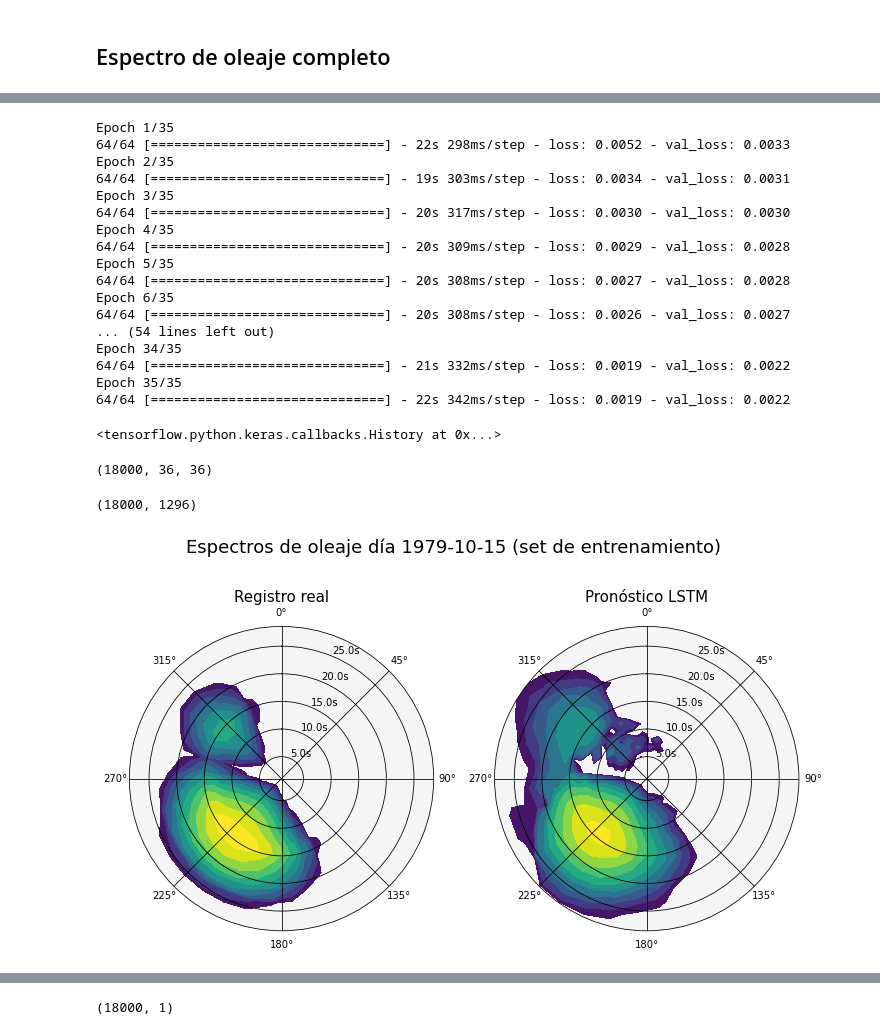
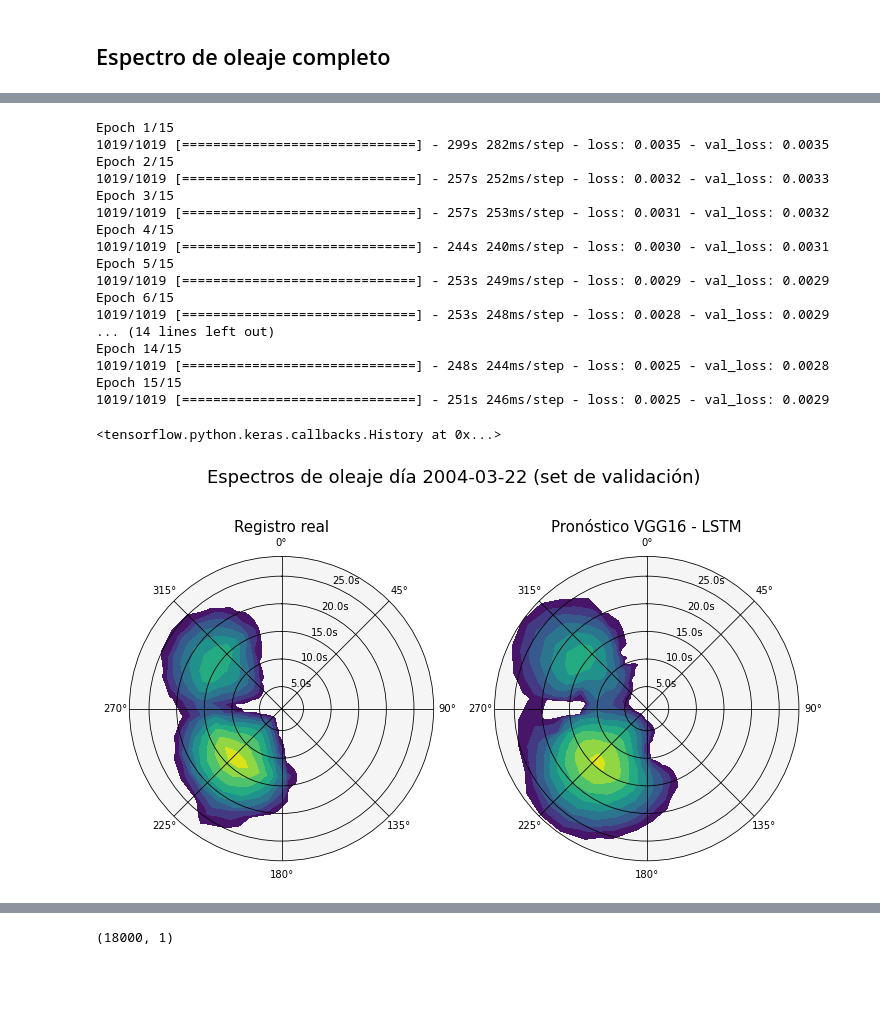
Before and after one commit to jnhurtado/Rellenar-hindcast-de-oleaje-usando-ML, a Jupyter notebook: LSTM_Con_X_features.ipynb, the cells around one changed output, grey strips where cells are left out. Drawn from its saved outputs; the diff is of its cells as text; code cells hidden in the pictures; blank space fills up the shorter version.

```diff
--- a/LSTM_Con_X_features.ipynb
+++ b/LSTM_Con_X_features.ipynb
@@ -465,13 +654,13 @@ i = Espectro.i.data
 
 j = Espectro.j.data
 
-train_time = Espectro.Timestep.sel(Timestep = slice(Desde,Hasta)).data
+time = Espectro.Timestep.sel(Timestep = slice(Desde,Hasta)).data
 
 Y = np.array(Espectro['Wave energy density'].sel(Timestep = slice(Desde,Hasta)))
 
 Y = Y.reshape(Y.shape[0],Y.shape[1]*Y.shape[2])
 # %%
-traslape = 100
+traslape = 60
 
-x_train, x_test, y_train, y_test, scy = get_set(X, Y, timestep= 1000, traslape = traslape)
+x_train, x_test, y_train, y_test, scy = get_set(X, Y, timestep= 1, traslape = traslape)
 # %% [output]
@@ -480,35 +669,29 @@ Y_train shape:  (72, 1000, 1296)
 # %%
-model.fit([x_train[:,:traslape,:],x_train[:,traslape:,:]],y_train,epochs= 35,batch_size=1 ,validation_split=0.1, shuffle = True)
+model.fit([x_train[:,:traslape,:],x_train[:,traslape:,:]],y_train,epochs= 15,batch_size=64 ,validation_split=0.1, shuffle = True)
 # %% [output]
-Epoch 1/35
-64/64 [==============================] - 22s 298ms/step - loss: 0.0052 - val_loss: 0.0033
-Epoch 2/35
-64/64 [==============================] - 19s 303ms/step - loss: 0.0034 - val_loss: 0.0031
-Epoch 3/35
-64/64 [==============================] - 20s 317ms/step - loss: 0.0030 - val_loss: 0.0030
-Epoch 4/35
-64/64 [==============================] - 20s 309ms/step - loss: 0.0029 - val_loss: 0.0028
-Epoch 5/35
-64/64 [==============================] - 20s 308ms/step - loss: 0.0027 - val_loss: 0.0028
-Epoch 6/35
-64/64 [==============================] - 20s 308ms/step - loss: 0.0026 - val_loss: 0.0027
-... (54 lines left out)
-Epoch 34/35
-64/64 [==============================] - 21s 332ms/step - loss: 0.0019 - val_loss: 0.0022
-Epoch 35/35
-64/64 [==============================] - 22s 342ms/step - loss: 0.0019 - val_loss: 0.0022
+Epoch 1/15
+1019/1019 [==============================] - 299s 282ms/step - loss: 0.0035 - val_loss: 0.0035
+Epoch 2/15
+1019/1019 [==============================] - 257s 252ms/step - loss: 0.0032 - val_loss: 0.0033
+Epoch 3/15
+1019/1019 [==============================] - 257s 253ms/step - loss: 0.0031 - val_loss: 0.0032
+Epoch 4/15
+1019/1019 [==============================] - 244s 240ms/step - loss: 0.0030 - val_loss: 0.0031
+Epoch 5/15
+1019/1019 [==============================] - 253s 249ms/step - loss: 0.0029 - val_loss: 0.0029
+Epoch 6/15
+1019/1019 [==============================] - 253s 248ms/step - loss: 0.0028 - val_loss: 0.0029
+... (14 lines left out)
+Epoch 14/15
+1019/1019 [==============================] - 248s 244ms/step - loss: 0.0025 - val_loss: 0.0028
+Epoch 15/15
+1019/1019 [==============================] - 251s 246ms/step - loss: 0.0025 - val_loss: 0.0029
 <tensorflow.python.keras.callbacks.History at 0x...>
 # %%
 y_train = juntar(y_train)
 y_test = juntar(y_test)
-# %%
-y_test.shape
-# %% [output]
-(18000, 36, 36)
-# %%
-juntar(model.predict([x_test[:,:traslape,:],x_test[:,traslape:,:]])).shape
-# %% [output]
-(18000, 1296)
+# %%
+m=y_train.shape[0]
 # %%
 y_test = scy.inverse_transform(y_test.reshape(y_test.shape[0],1296)).reshape(y_test.shape[0],36,36)
 y_train = scy.inverse_transform(y_train.reshape(y_train.shape[0],1296)).reshape(y_train.shape[0],36,36)
@@ -519,30 +702,28 @@ y_pred_test = y_pred_test.reshape(y_pred_test.shape[0],36,36)
 y_pred_train = scy.inverse_transform(juntar(model.predict([x_train[:,:traslape,:],x_train[:,traslape:,:]])))
 y_pred_train = y_pred_train.reshape(y_pred_train.shape[0],36,36)
 # %%
-indice = 2300
+indice = 1230
 
 levels = np.geomspace(0.01, 15, 10)
 
 
 fig, axs = plt.subplots(1,2,figsize = (12,7), subplot_kw = dict(projection = 'polar'))#fig.suptitle('Vertically stacked subplots')
 
-fig.suptitle('Espectros de oleaje día '+str(train_time[indice])[:10] + ' (set de entrenamiento)',fontsize=18)
+fig.suptitle('Espectros de oleaje día '+str(time[int(m+traslape +indice)])[:10] + ' (set de validación)',fontsize=18)
 
-plot_espectro(y_train,i,j,indice,axs[0],levels)
+plot_espectro(y_test,i,j,indice,axs[0],levels)
 
 axs[0].set_title('Registro real',fontsize=15)
 
-plot_espectro(np.round(y_pred_train,3),i,j,indice,axs[1],levels)
+plot_espectro(np.round(y_pred_test,3),i,j,indice,axs[1],levels)
 
-axs[1].set_title('Pronóstico LSTM',fontsize=15)
+axs[1].set_title('Pronóstico VGG16 - LSTM',fontsize=15)
 
 #plot_espectro(np.round(y_pred_train,3),i,j,indice,axs[2],levels)
 #axs[2].set_title('Pronóstico LSTM-FCL',fontsize=15)
 
-
-
 fig.set_facecolor('w')
 
-fig.savefig("Espectro_trainset_LSTM_3",dpi=300)
+fig.savefig(Imagenes + "Espectro_trainset_LSTM_4",dpi=300)
 # %% [output]
-[figure, old version]
+[figure, new version]
```
Also changed, not shown: parts of 43 cells of this notebook, 5 other files.
